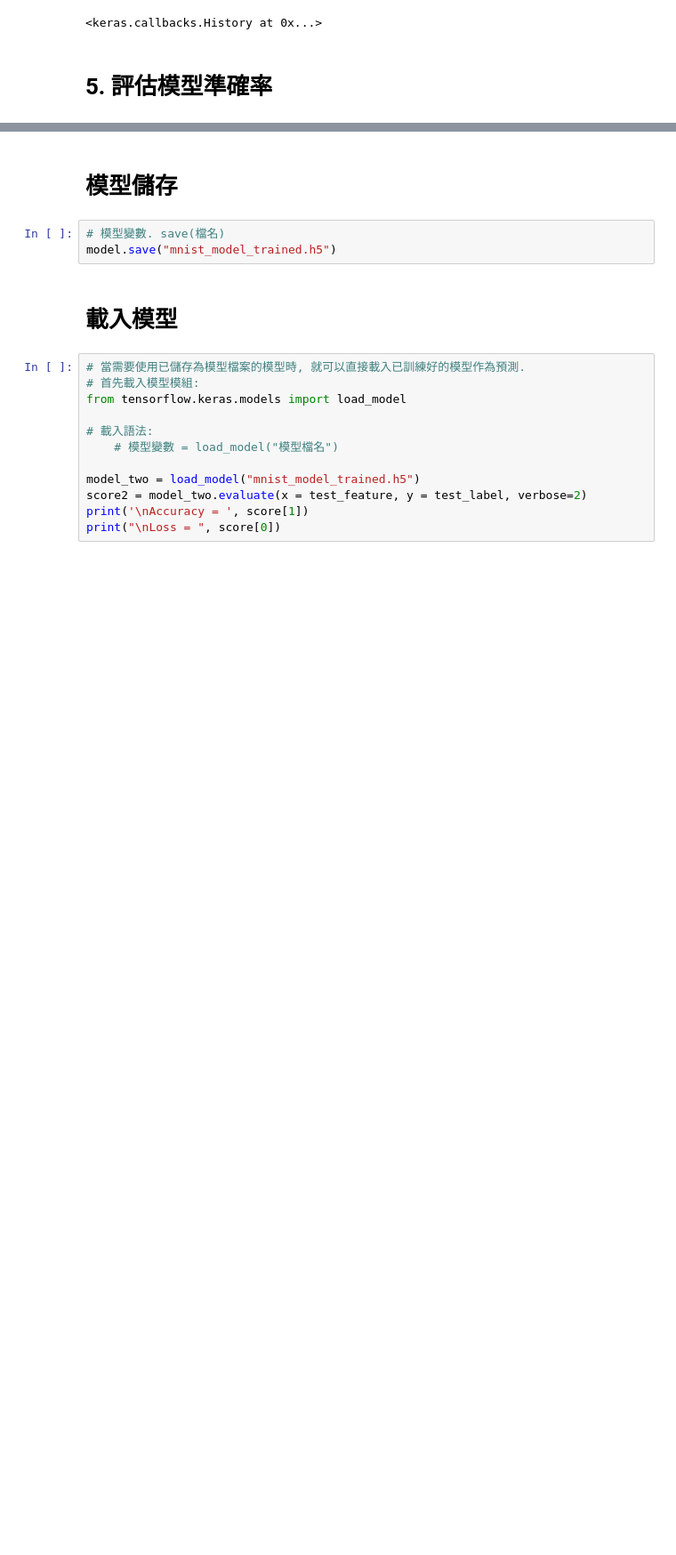
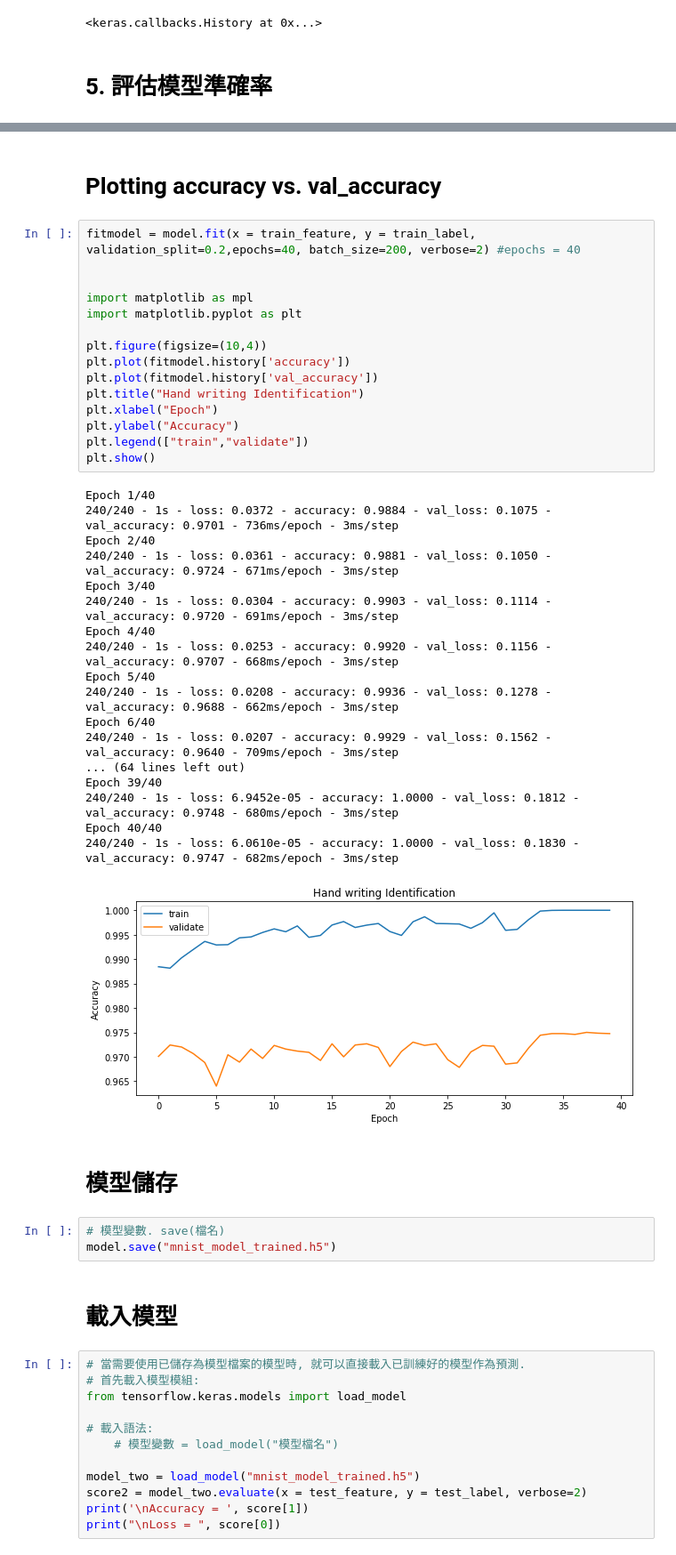
Before and after one commit to benintw/DL_intro, a Jupyter notebook: MNIST.ipynb, the cells around one changed output, grey strips where cells are left out. Shown at 89% size. Drawn from its saved outputs; the diff is of its cells as text; blank space fills up the shorter version.

```diff
--- a/MNIST.ipynb
+++ b/MNIST.ipynb
@@ -272,3 +270,39 @@ print('\n準確率= ',score[1])
+# %% [markdown]
+# Plotting accuracy vs. val_accuracy
+# %%
+fitmodel = model.fit(x = train_feature, y = train_label, validation_split=0.2,epochs=40, batch_size=200, verbose=2) #epochs = 40
+
+
+import matplotlib as mpl
+import matplotlib.pyplot as plt
+
+plt.figure(figsize=(10,4))
+plt.plot(fitmodel.history['accuracy'])
+plt.plot(fitmodel.history['val_accuracy'])
+plt.title("Hand writing Identification")
+plt.xlabel("Epoch")
+plt.ylabel("Accuracy")
+plt.legend(["train","validate"])
+plt.show()
+# %% [output]
+Epoch 1/40
+240/240 - 1s - loss: 0.0372 - accuracy: 0.9884 - val_loss: 0.1075 - val_accuracy: 0.9701 - 736ms/epoch - 3ms/step
+Epoch 2/40
+240/240 - 1s - loss: 0.0361 - accuracy: 0.9881 - val_loss: 0.1050 - val_accuracy: 0.9724 - 671ms/epoch - 3ms/step
+Epoch 3/40
+240/240 - 1s - loss: 0.0304 - accuracy: 0.9903 - val_loss: 0.1114 - val_accuracy: 0.9720 - 691ms/epoch - 3ms/step
+Epoch 4/40
+240/240 - 1s - loss: 0.0253 - accuracy: 0.9920 - val_loss: 0.1156 - val_accuracy: 0.9707 - 668ms/epoch - 3ms/step
+Epoch 5/40
+240/240 - 1s - loss: 0.0208 - accuracy: 0.9936 - val_loss: 0.1278 - val_accuracy: 0.9688 - 662ms/epoch - 3ms/step
+Epoch 6/40
+240/240 - 1s - loss: 0.0207 - accuracy: 0.9929 - val_loss: 0.1562 - val_accuracy: 0.9640 - 709ms/epoch - 3ms/step
+... (64 lines left out)
+Epoch 39/40
+240/240 - 1s - loss: 6.9452e-05 - accuracy: 1.0000 - val_loss: 0.1812 - val_accuracy: 0.9748 - 680ms/epoch - 3ms/step
+Epoch 40/40
+240/240 - 1s - loss: 6.0610e-05 - accuracy: 1.0000 - val_loss: 0.1830 - val_accuracy: 0.9747 - 682ms/epoch - 3ms/step
+[figure, added]
 # %% [markdown]
 # 模型儲存
 # %%
```
Also changed, not shown: parts of 5 cells of this notebook.
